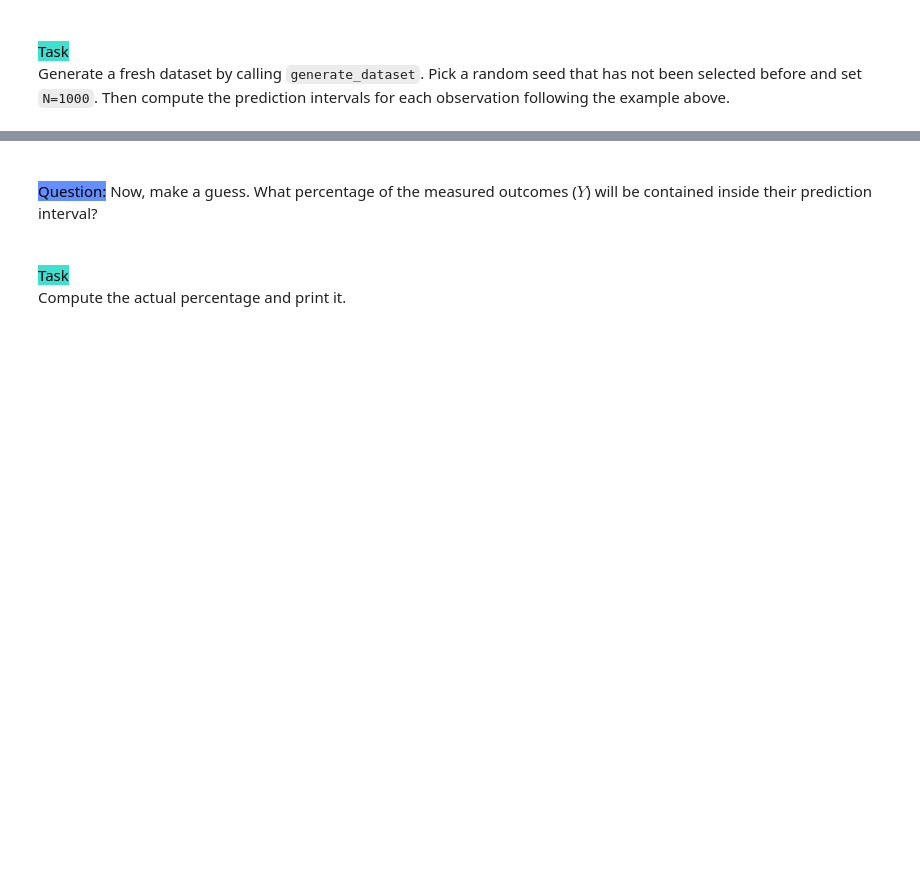
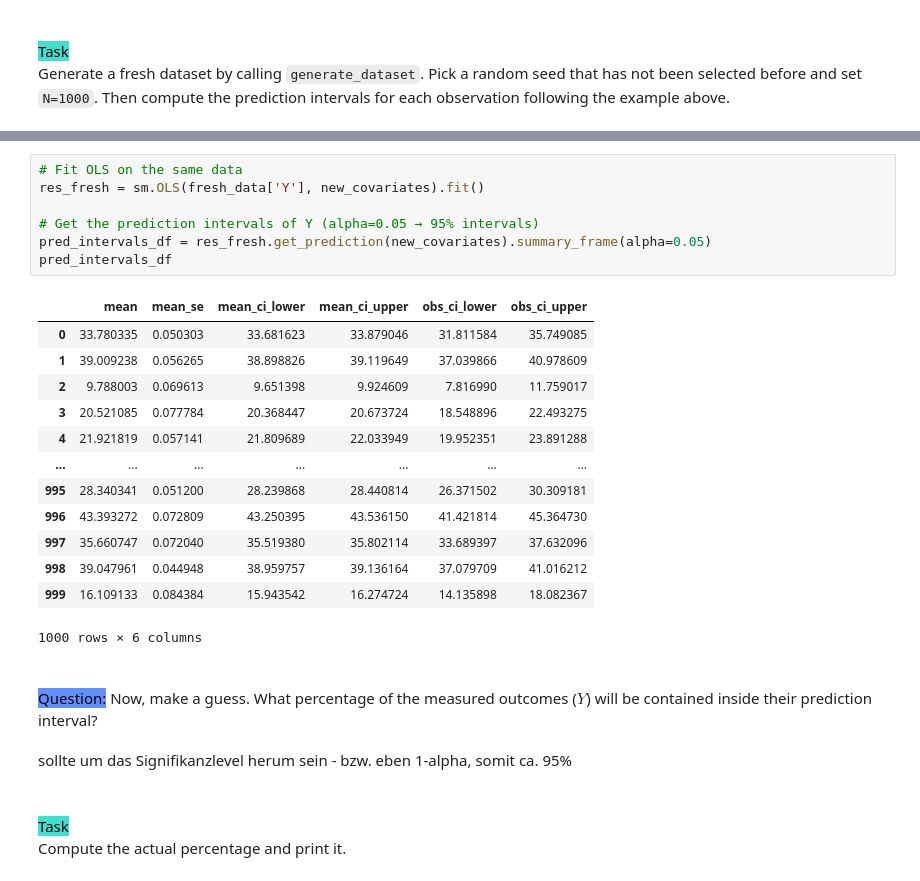
Before and after one commit to causalchamber/potsdam-25-ml-theory-to-practice, a Jupyter notebook: project_11/project_11_linear_models_synthetic.ipynb, the cells around one changed output, grey strips where cells are left out. Cells and saved outputs as stored; diff of their text form; blank space fills up the shorter version.

```diff
--- a/project_11/project_11_linear_models_synthetic.ipynb
+++ b/project_11/project_11_linear_models_synthetic.ipynb
@@ -498,6 +506,29 @@ fresh_data = generate_dataset(N=1000, seed=15)
+# %%
+# Fit OLS on the same data
+res_fresh = sm.OLS(fresh_data['Y'], new_covariates).fit()
+
+# Get the prediction intervals of Y (alpha=0.05 → 95% intervals)
+pred_intervals_df = res_fresh.get_prediction(new_covariates).summary_frame(alpha=0.05)
+pred_intervals_df
+# %% [output]
+|  | mean | mean_se | mean_ci_lower | mean_ci_upper | obs_ci_lower | obs_ci_upper |
+| 0 | 33.780335 | 0.050303 | 33.681623 | 33.879046 | 31.811584 | 35.749085 |
+| 1 | 39.009238 | 0.056265 | 38.898826 | 39.119649 | 37.039866 | 40.978609 |
+| 2 | 9.788003 | 0.069613 | 9.651398 | 9.924609 | 7.816990 | 11.759017 |
+| 3 | 20.521085 | 0.077784 | 20.368447 | 20.673724 | 18.548896 | 22.493275 |
+| 4 | 21.921819 | 0.057141 | 21.809689 | 22.033949 | 19.952351 | 23.891288 |
+| ... | ... | ... | ... | ... | ... | ... |
+| 995 | 28.340341 | 0.051200 | 28.239868 | 28.440814 | 26.371502 | 30.309181 |
+| 996 | 43.393272 | 0.072809 | 43.250395 | 43.536150 | 41.421814 | 45.364730 |
+| 997 | 35.660747 | 0.072040 | 35.519380 | 35.802114 | 33.689397 | 37.632096 |
+| 998 | 39.047961 | 0.044948 | 38.959757 | 39.136164 | 37.079709 | 41.016212 |
+| 999 | 16.109133 | 0.084384 | 15.943542 | 16.274724 | 14.135898 | 18.082367 |
+1000 rows × 6 columns
 # %% [markdown]
 <br>
 <mark style="background-color: #648fff;">Question:</mark> Now, make a guess. What percentage of the measured outcomes ($Y$) will be contained inside their prediction interval?
+# %% [markdown]
+sollte um das Signifikanzlevel herum sein - bzw. eben 1-alpha, somit ca. 95%
 # %% [markdown]
 <br>
 <mark style="background-color: #40E0D0;"> Task </mark>
```
Also changed, not shown: parts of 7 cells of this notebook.
